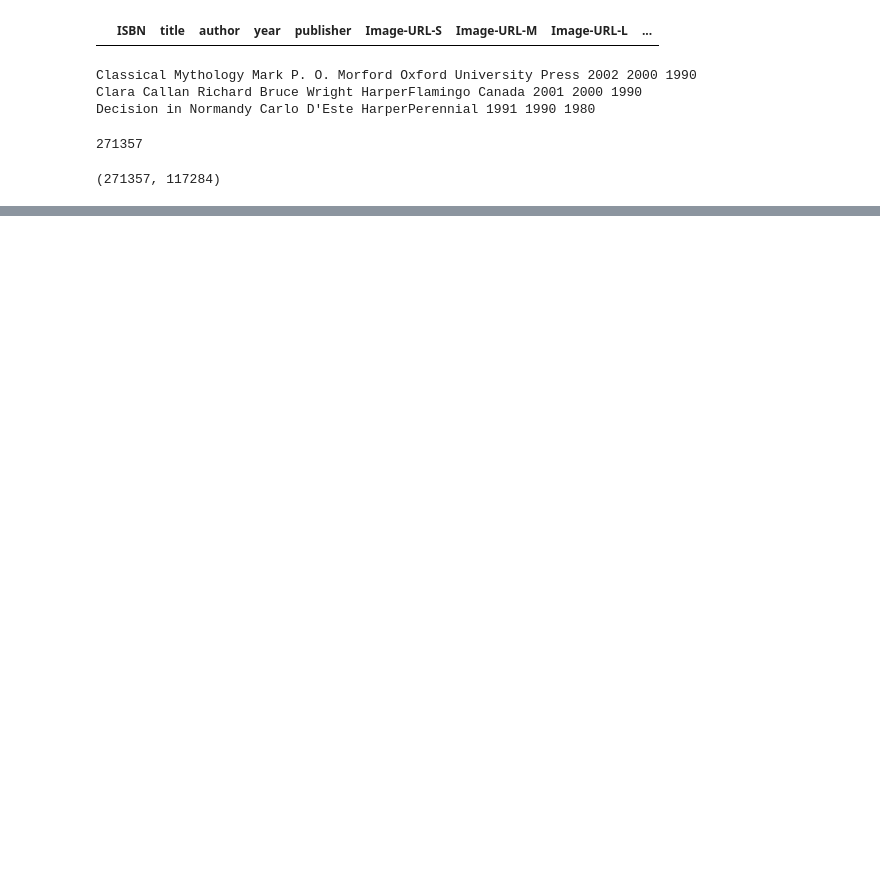
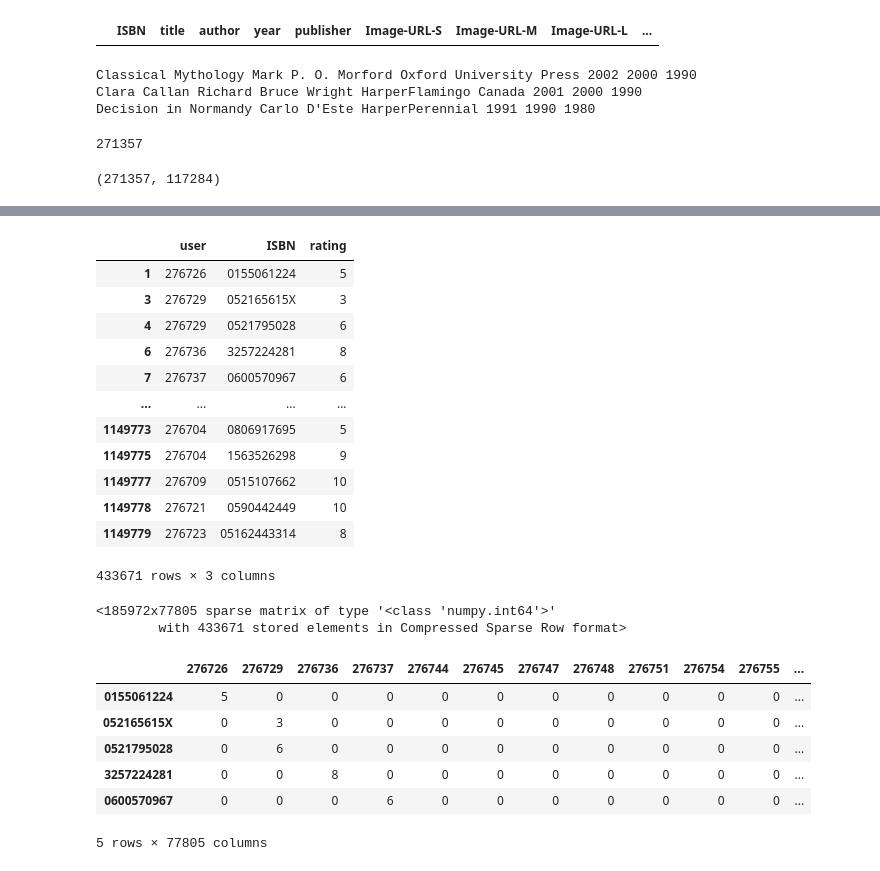
Before and after one commit to JanKubal/Book_Recommender, a Jupyter notebook: book_recommender.ipynb, the cells around one changed output, grey strips where cells are left out. Drawn from its saved outputs; the diff is of its cells as text; code cells hidden in the pictures; blank space fills up the shorter version.

```diff
--- a/book_recommender.ipynb
+++ b/book_recommender.ipynb
@@ -234,0 +255,47 @@ similarity_selection[~(similarity_selection.title.str.contains(input_name))].ilo
+# %%
+explicit_ratings = ratings[ratings.rating != 0].copy()
+implicit_ratings = ratings[ratings.rating == 0].copy()
+implicit_ratings.rating =+ 1
+# %%
+explicit_ratings
+
+#Converting explicit ratings into pivotted form in a sparse matrix (pd.pivot() cannot produce sparse it seems)
+#kudos to this post: https://stackoverflow.com/questions/31661604/efficiently-create-sparse-pivot-tables-in-pandas
+ISBN_c = CategoricalDtype(explicit_ratings.ISBN.unique(), ordered=False)
+user_c = CategoricalDtype(explicit_ratings.user.unique(), ordered=False)
+
+row = explicit_ratings.ISBN.astype(ISBN_c).cat.codes
+col = explicit_ratings.user.astype(user_c).cat.codes
+sparse_matrix = csr_matrix((explicit_ratings["rating"], (row, col)),
+                           shape=(ISBN_c.categories.size, user_c.categories.size))
+
+sparse_matrix
+
+dfs = pd.DataFrame.sparse.from_spmatrix(sparse_matrix,
+                         index=ISBN_c.categories,
+                         columns=user_c.categories
+                         )
+dfs.head(5)
+# %% [output]
+|  | user | ISBN | rating |
+| 1 | 276726 | 0155061224 | 5 |
+| 3 | 276729 | 052165615X | 3 |
+| 4 | 276729 | 0521795028 | 6 |
+| 6 | 276736 | 3257224281 | 8 |
+| 7 | 276737 | 0600570967 | 6 |
+| ... | ... | ... | ... |
+| 1149773 | 276704 | 0806917695 | 5 |
+| 1149775 | 276704 | 1563526298 | 9 |
+| 1149777 | 276709 | 0515107662 | 10 |
+| 1149778 | 276721 | 0590442449 | 10 |
+| 1149779 | 276723 | 05162443314 | 8 |
+433671 rows × 3 columns
+<185972x77805 sparse matrix of type '<class 'numpy.int64'>'
+        with 433671 stored elements in Compressed Sparse Row format>
+|  | 276726 | 276729 | 276736 | 276737 | 276744 | 276745 | 276747 | 276748 | 276751 | 276754 | 276755 | ... |
+| 0155061224 | 5 | 0 | 0 | 0 | 0 | 0 | 0 | 0 | 0 | 0 | 0 | ... |
+| 052165615X | 0 | 3 | 0 | 0 | 0 | 0 | 0 | 0 | 0 | 0 | 0 | ... |
+| 0521795028 | 0 | 6 | 0 | 0 | 0 | 0 | 0 | 0 | 0 | 0 | 0 | ... |
+| 3257224281 | 0 | 0 | 8 | 0 | 0 | 0 | 0 | 0 | 0 | 0 | 0 | ... |
+| 0600570967 | 0 | 0 | 0 | 6 | 0 | 0 | 0 | 0 | 0 | 0 | 0 | ... |
+5 rows × 77805 columns
```
Also changed, not shown: parts of 11 cells of this notebook.
